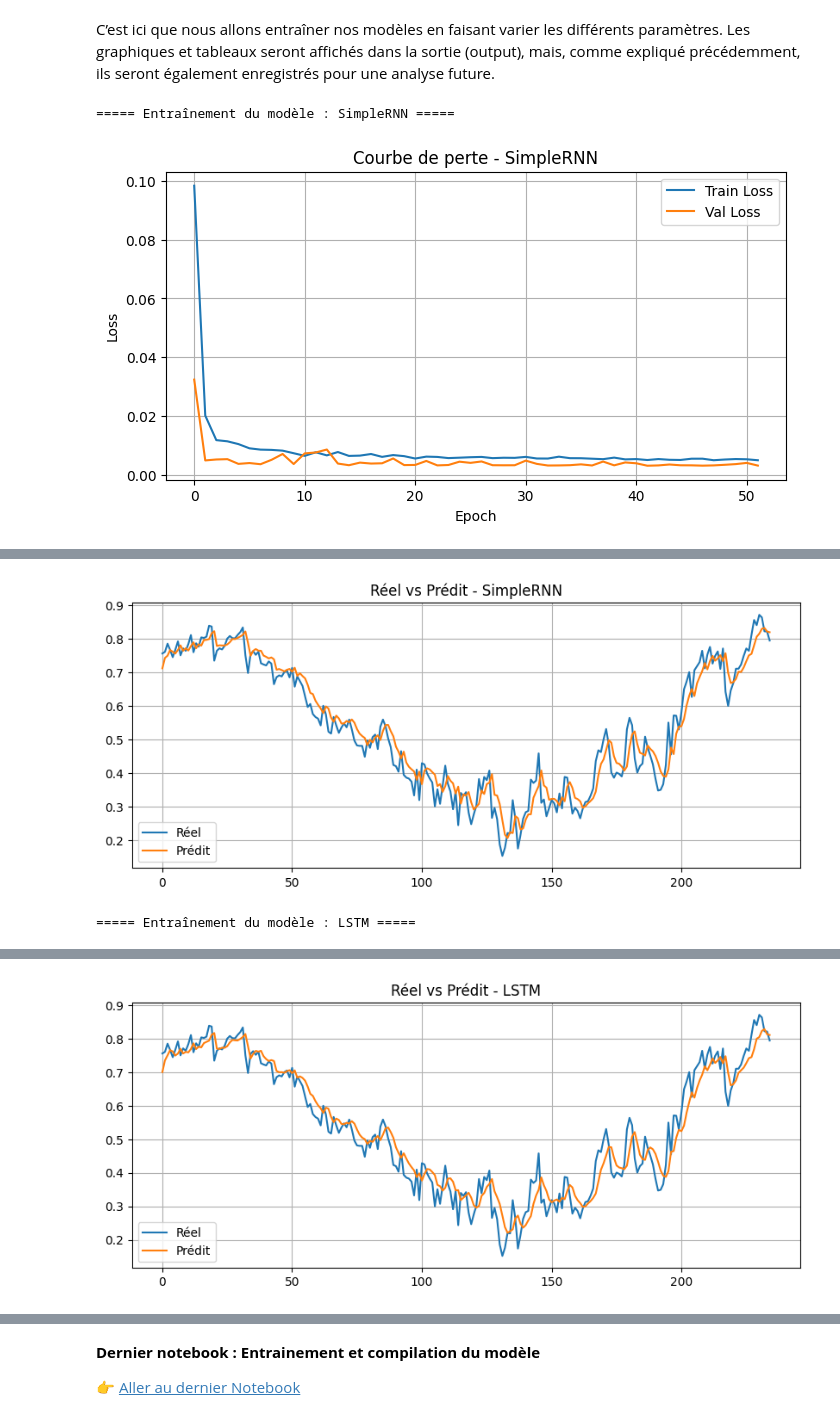
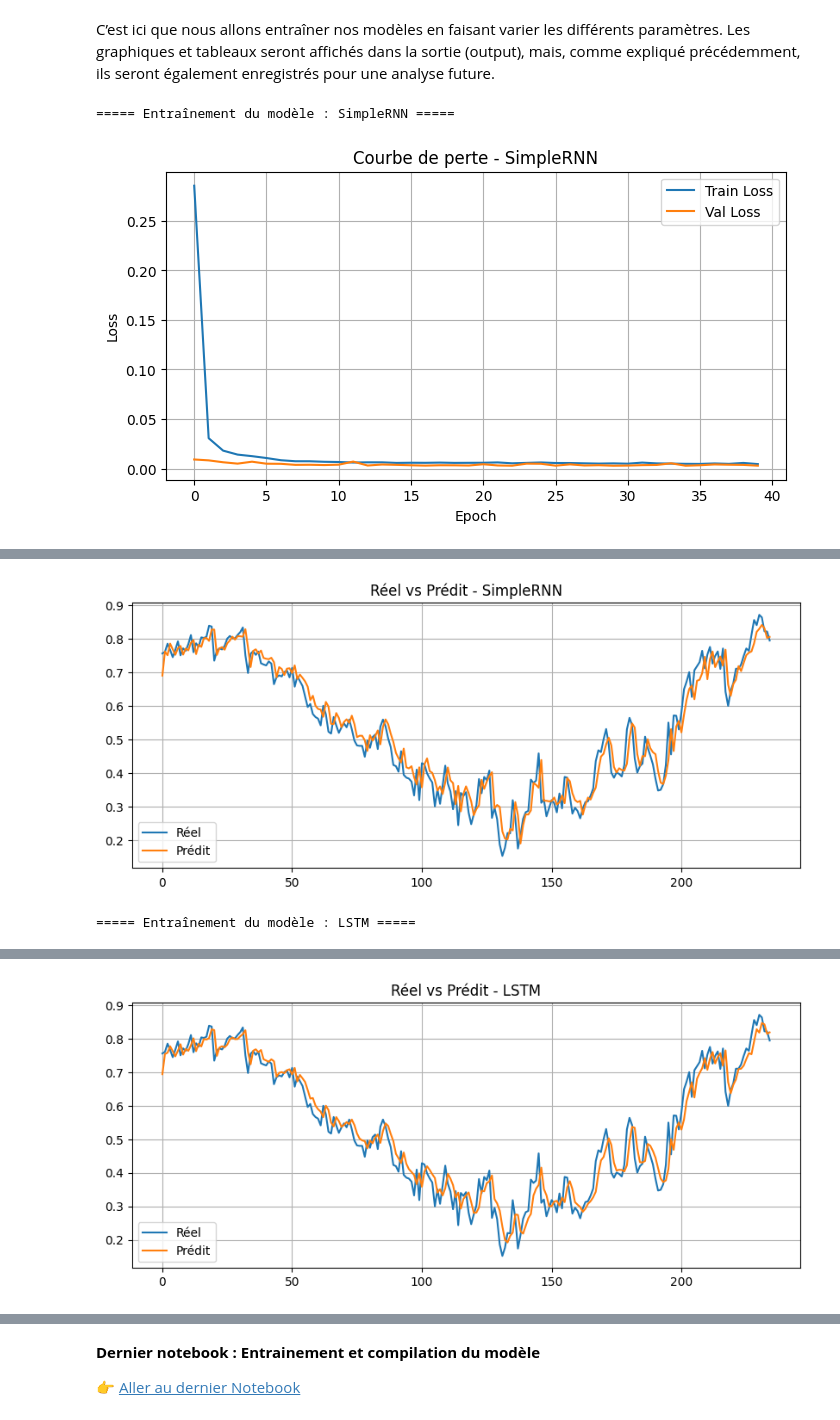
Before and after one commit to Stickplick98/daily-climate-time-series-machine-learning, a Jupyter notebook: notebooks/03_experimentation_et_comparaison_architectures_rnn.ipynb, the cells around one changed output, grey strips where cells are left out. Cells and saved outputs as stored; diff of their text form; code cells hidden in the pictures.

Commit message:
before image

```diff
--- a/notebooks/03_experimentation_et_comparaison_architectures_rnn.ipynb
+++ b/notebooks/03_experimentation_et_comparaison_architectures_rnn.ipynb
@@ -263,17 +263,17 @@ Les graphiques et tableaux seront affichés dans la sortie (output), mais, comme
 # %%
 UNITS = 64
 DROPOUT = 0.2
 STACKED = True
 USE_BIDIRECTIONAL = False
-AJOUTER_BRUIT = True
-BRUIT_SIGMA = 0.05
+AJOUTER_BRUIT = False
+BRUIT_SIGMA = 0.0
 
 
 results, trained_models = train_and_evaluate_all_models()
 
 afficher_predictions_detaillees(trained_models=trained_models)
 
 afficher_comparaison_des_performances(results)
 # %% [output]
 ===== Entraînement du modèle : SimpleRNN =====
-[figure, old version]
+[figure, new version]
@@ -282,2 +282,2 @@ SimpleRNN - MSE: 0.0024, MAE: 0.0385, RMSE: 0.0485
-[figure, old version]
+[figure, new version]
 ===== Entraînement du modèle : LSTM =====
@@ -287,2 +287,2 @@ LSTM - MSE: 0.0025, MAE: 0.0394, RMSE: 0.0497
-[figure, old version]
+[figure, new version]
 ===== Entraînement du modèle : GRU =====
```
Also changed, not shown: parts of 2 cells of this notebook, 1 other file.
